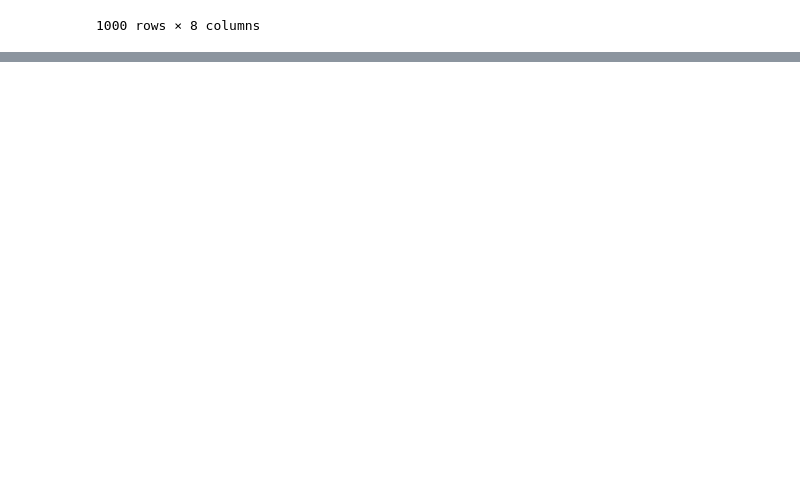
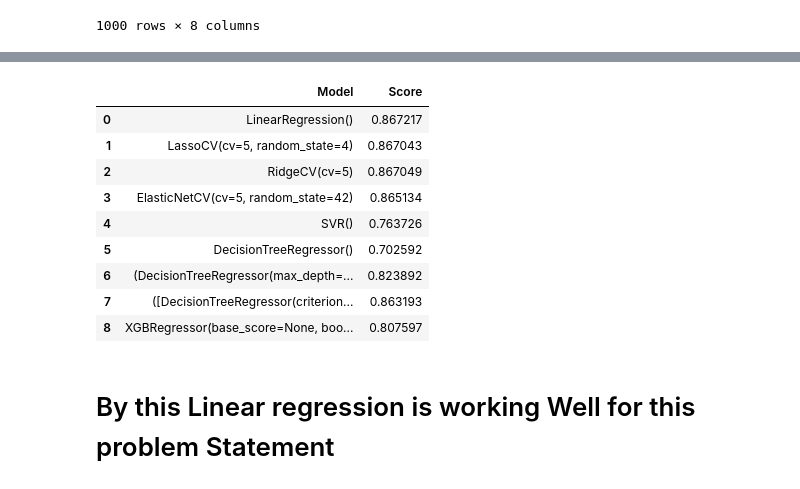
Before and after one commit to SambhavSurthi/Student-Performance-Predicter, a Jupyter notebook: notebook/MODEL_TRAINING.ipynb, the cells around one changed output, grey strips where cells are left out. Saved outputs shown, nothing was run; the diff lists cells and outputs as text; code cells hidden in the pictures; blank space fills up the shorter version.

```diff
--- a/notebook/MODEL_TRAINING.ipynb
+++ b/notebook/MODEL_TRAINING.ipynb
@@ -42,0 +237,2 @@ dataset
+# %%
+models_evalute={}
@@ -42,0 +289,17 @@ dataset
+# %%
+evaluation = pd.DataFrame(models_evalute.items(), columns=["Model", "Score"])
+# %%
+evaluation
+# %% [output]
+|  | Model | Score |
+| 0 | LinearRegression() | 0.867217 |
+| 1 | LassoCV(cv=5, random_state=4) | 0.867043 |
+| 2 | RidgeCV(cv=5) | 0.867049 |
+| 3 | ElasticNetCV(cv=5, random_state=42) | 0.865134 |
+| 4 | SVR() | 0.763726 |
+| 5 | DecisionTreeRegressor() | 0.702592 |
+| 6 | (DecisionTreeRegressor(max_depth=... | 0.823892 |
+| 7 | ([DecisionTreeRegressor(criterion... | 0.863193 |
+| 8 | XGBRegressor(base_score=None, boo... | 0.807597 |
+# %% [markdown]
+# By this Linear regression is working Well for this problem Statement
```
Also changed, not shown: parts of 34 cells of this notebook, 5 other files.
